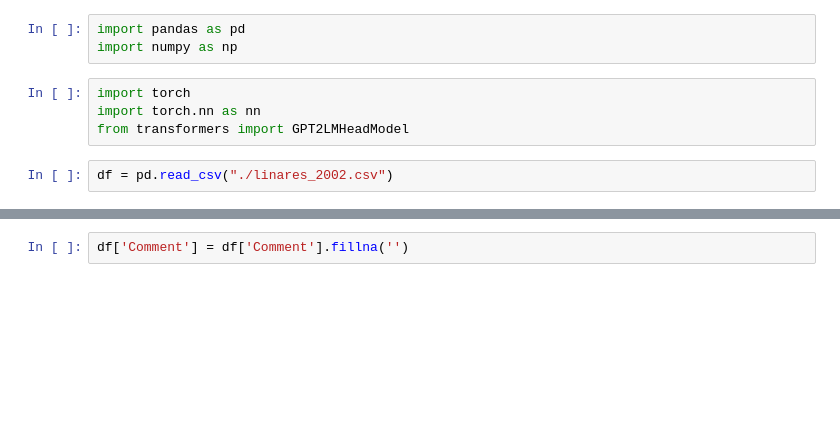
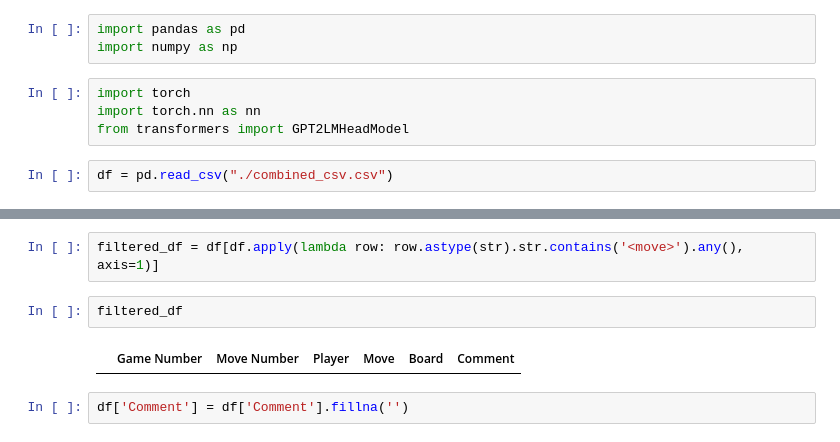
Before and after one commit to abdulmk787/ChessCommentary, a Jupyter notebook: EncDec_colab.ipynb, the cells around one changed output, grey strips where cells are left out. Drawn from its saved outputs; the diff is of its cells as text; blank space fills up the shorter version.

```diff
--- a/EncDec_colab.ipynb
+++ b/EncDec_colab.ipynb
@@ -6,4 +6,4 @@ import torch
 import torch.nn as nn
 from transformers import GPT2LMHeadModel
 # %%
-df = pd.read_csv("./linares_2002.csv")
+df = pd.read_csv("./combined_csv.csv")
@@ -2084,3 +2068,9 @@ df
+# %%
+filtered_df = df[df.apply(lambda row: row.astype(str).str.contains('<move>').any(), axis=1)]
+# %%
+filtered_df
+# %% [output]
+|  | Game Number | Move Number | Player | Move | Board | Comment |
 # %%
 df['Comment'] = df['Comment'].fillna('')
 # %%
```
Also changed, not shown: parts of 6 cells of this notebook.
